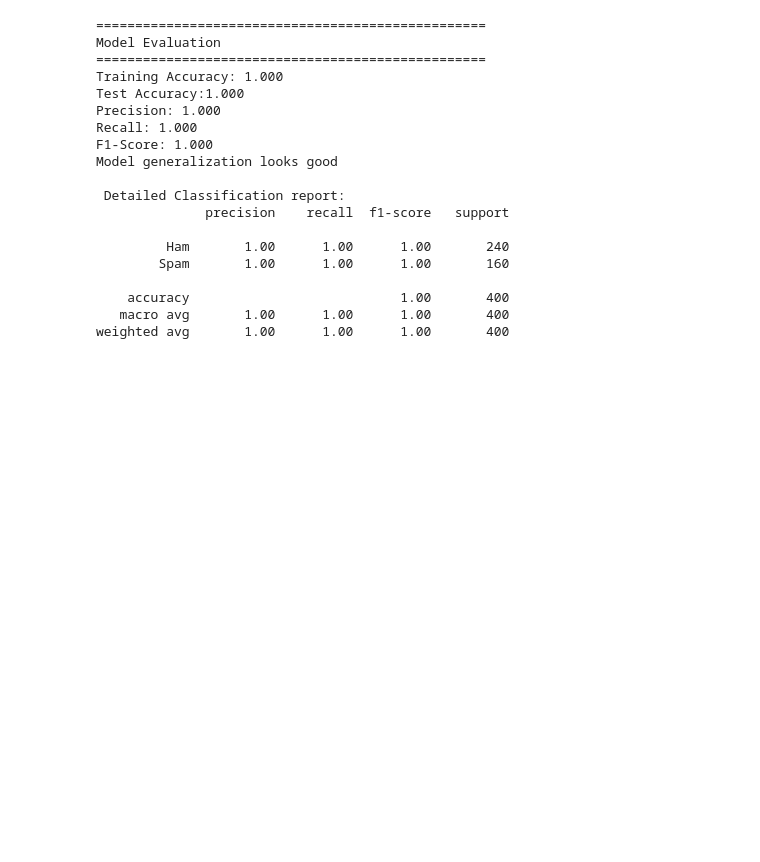
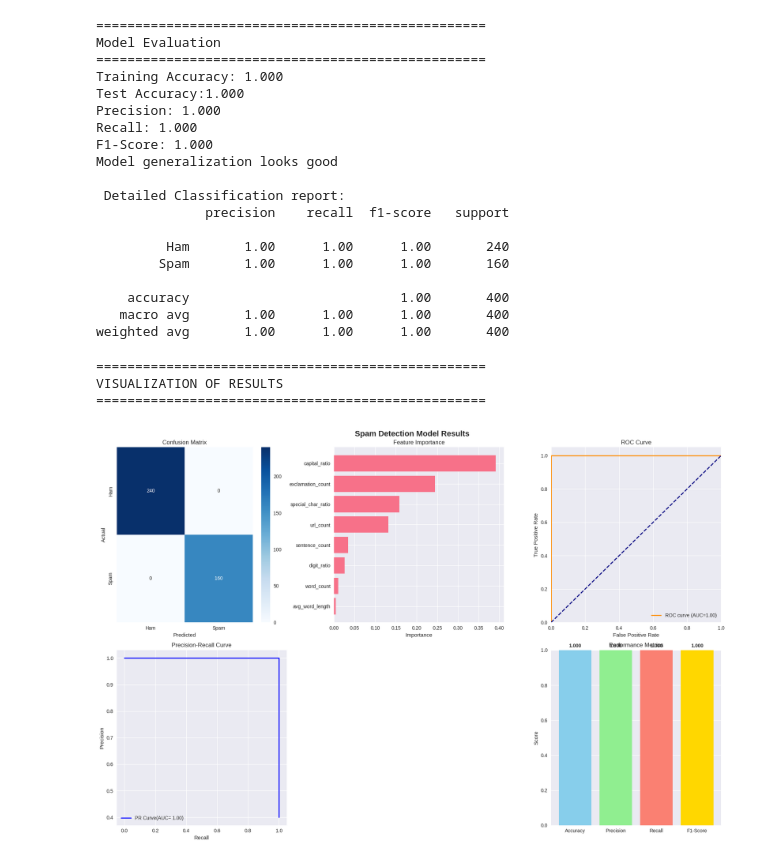
Before and after one commit to ced-sys/AI-N-ML, a Jupyter notebook: Random_Forest_Spam_Detection.ipynb, the cells around one changed output. Cells and saved outputs as stored; diff of their text form; code cells hidden in the pictures; blank space fills up the shorter version.

```diff
--- a/Random_Forest_Spam_Detection.ipynb
+++ b/Random_Forest_Spam_Detection.ipynb
@@ -280,6 +280,8 @@ weighted avg       1.00      1.00      1.00       400
 print("\n"+"="*50)
 print("VISUALIZATION OF RESULTS")
 print("="*50)
+
+from sklearn.metrics import auc
 
 #Create a comprehensive visualization
 fig, axes=plt.subplots(2, 3, figsize=(18, 12))
@@ -298,31 +300,55 @@ axes[0, 0].set_ylabel('Actual')
 feature_importance=pd.DataFrame({
     'feature': X.columns,
     'importance': rf_model.feature_importances_
 }).sort_values('importance', ascending=True)
 
 axes[0, 1].barh(feature_importance['feature'], feature_importance['importance'])
 axes[0, 1].set_title('Feature Importance')
 axes[0, 1].set_xlabel('Importance')
 
 #ROC Curve
-fpr,tpr, _=roc_curve(y_test, t_test_proba)
+fpr,tpr, _=roc_curve(y_test, y_test_proba)
 roc_auc=auc(fpr, tpr)
 axes[0, 2].plot(fpr, tpr, color='darkorange', lw=2,
                 label=f'ROC curve (AUC={roc_auc:.2f})')
 axes[0, 2].plot([0, 1], [0, 1], color='navy', lw=2, linestyle='--')
 axes[0, 2].set_xlim([0.0, 1.0])
 axes[0, 2].set_ylim([0.0, 1.05])
 axes[0, 2].set_xlabel('False Positive Rate')
 axes[0, 2].set_ylabel('True Positive Rate')
 axes[0, 2].set_title('ROC Curve')
 axes[0, 2].legend(loc="lower right")
 
 #4.Precision-Recall Curve
 precision_vals, recall_vals, _=precision_recall_curve(y_test, y_test_proba)
 pr_auc=auc(recall_vals, precision_vals)
 axes[1, 0].plot(recall_vals, precision_vals, color='blue', lw=2,
                 label=f"PR Curve(AUC= {pr_auc:.2f})")
 axes[1, 0].set_xlabel('Recall')
 axes[1, 0].set_ylabel('Precision')
 axes[1, 0].set_title('Precision-Recall Curve')
 axes[1, 0].legend()
+
+#5. Performance  Metrics Bar Chart
+metrics=['Accuracy', "Precision", 'Recall', 'F1-Score']
+values=[test_accuracy, precision, recall, f1]
+bars=axes[1, 2].bar(metrics, values, color=['skyblue', 'lightgreen', 'salmon', 'gold'])
+axes[1, 2].set_ylim(0, 1)
+axes[1, 2].set_title('Performance Metrics')
+axes[1, 2].set_ylabel('Score')
+
+#Add value labels on bars
+for var, value in zip(bars, values):
+  axes[1, 2].text(var.get_x()+var.get_width()/2, var.get_height()+0.01,
+                  f'{value:.3f}', ha="center", va="bottom", fontweight='bold')
+
+# Remove the unused subplot
+fig.delaxes(axes[1, 1])
+
+plt.tight_layout()
+plt.show()
+# %% [output]
+==================================================
+VISUALIZATION OF RESULTS
+==================================================
+[figure, added]
```
Also changed, not shown: parts of 1 cell of this notebook.
